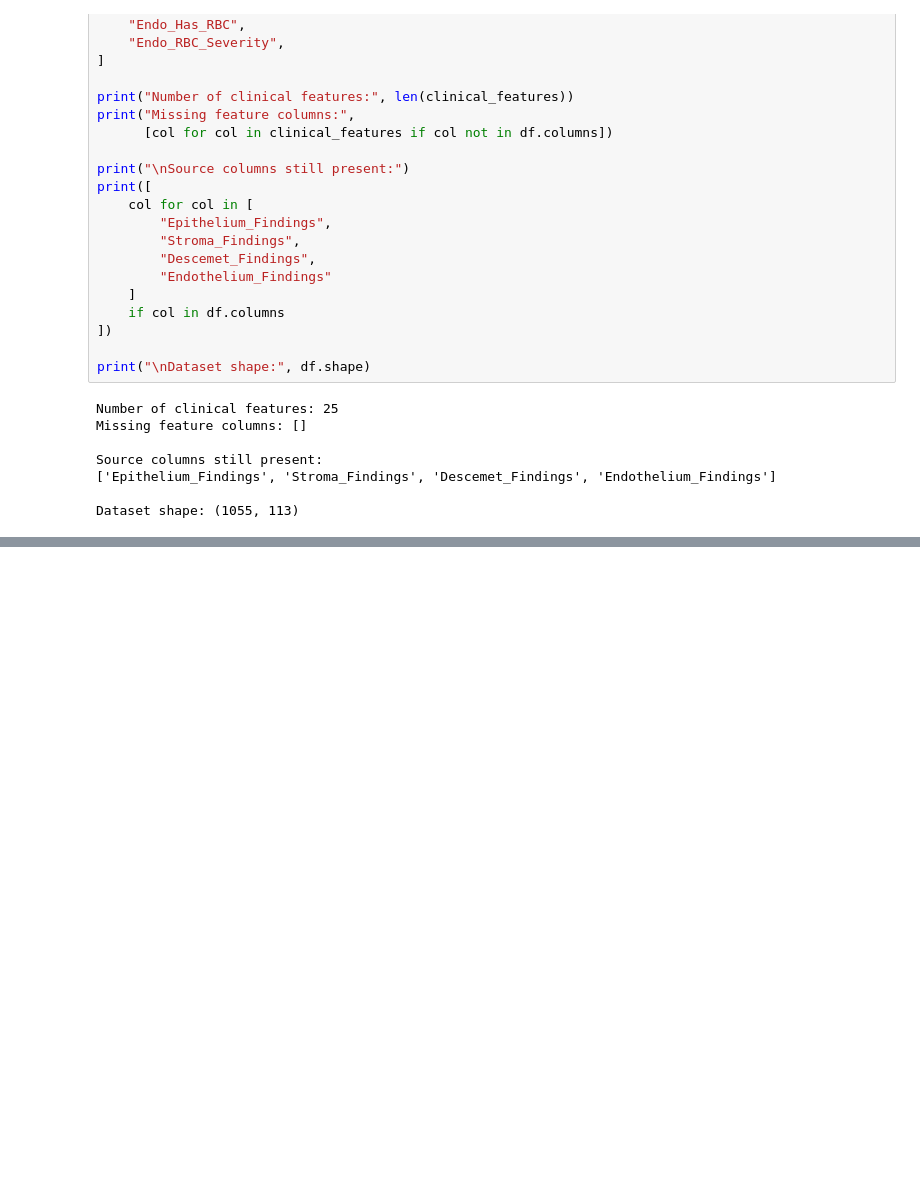
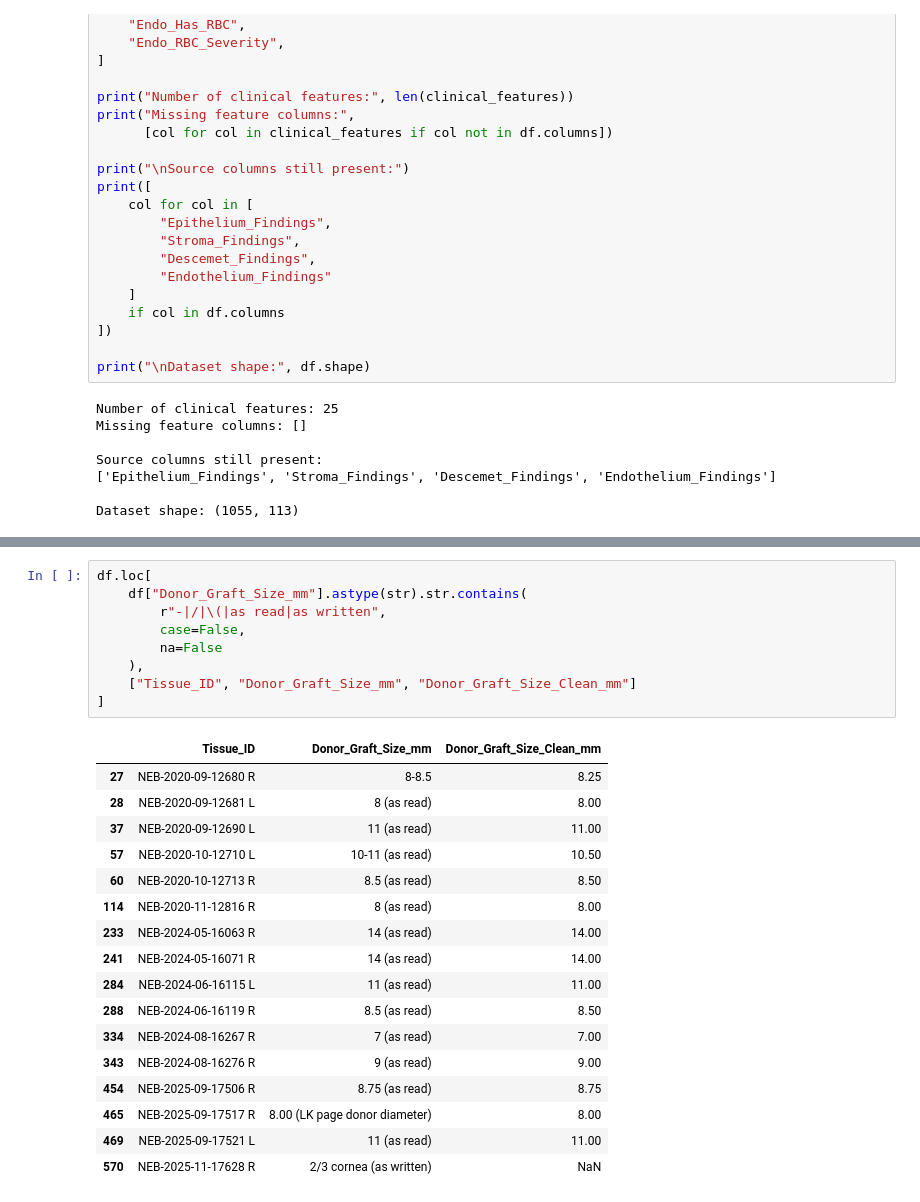
Before and after one commit to Pulitha-m/xai-cornea-grading, a Jupyter notebook: ml/grading/notebooks/02_data_cleaning.ipynb, the cells around one changed output, grey strips where cells are left out. Saved outputs shown, nothing was run; the diff lists cells and outputs as text; blank space fills up the shorter version.

Commit message:
feat(grading): complete tabular data cleaning

```diff
--- a/ml/grading/notebooks/02_data_cleaning.ipynb
+++ b/ml/grading/notebooks/02_data_cleaning.ipynb
@@ -2276,0 +2350,27 @@ Dataset shape: (1055, 113)
+# %%
+df.loc[
+    df["Donor_Graft_Size_mm"].astype(str).str.contains(
+        r"-|/|\(|as read|as written",
+        case=False,
+        na=False
+    ),
+    ["Tissue_ID", "Donor_Graft_Size_mm", "Donor_Graft_Size_Clean_mm"]
+]
+# %% [output]
+|  | Tissue_ID | Donor_Graft_Size_mm | Donor_Graft_Size_Clean_mm |
+| 27 | NEB-2020-09-12680 R | 8-8.5 | 8.25 |
+| 28 | NEB-2020-09-12681 L | 8 (as read) | 8.00 |
+| 37 | NEB-2020-09-12690 L | 11 (as read) | 11.00 |
+| 57 | NEB-2020-10-12710 L | 10-11 (as read) | 10.50 |
+| 60 | NEB-2020-10-12713 R | 8.5 (as read) | 8.50 |
+| 114 | NEB-2020-11-12816 R | 8 (as read) | 8.00 |
+| 233 | NEB-2024-05-16063 R | 14 (as read) | 14.00 |
+| 241 | NEB-2024-05-16071 R | 14 (as read) | 14.00 |
+| 284 | NEB-2024-06-16115 L | 11 (as read) | 11.00 |
+| 288 | NEB-2024-06-16119 R | 8.5 (as read) | 8.50 |
+| 334 | NEB-2024-08-16267 R | 7 (as read) | 7.00 |
+| 343 | NEB-2024-08-16276 R | 9 (as read) | 9.00 |
+| 454 | NEB-2025-09-17506 R | 8.75 (as read) | 8.75 |
+| 465 | NEB-2025-09-17517 R | 8.00 (LK page donor diameter) | 8.00 |
+| 469 | NEB-2025-09-17521 L | 11 (as read) | 11.00 |
+| 570 | NEB-2025-11-17628 R | 2/3 cornea (as written) | NaN |
```
Also changed, not shown: parts of 48 cells of this notebook.
